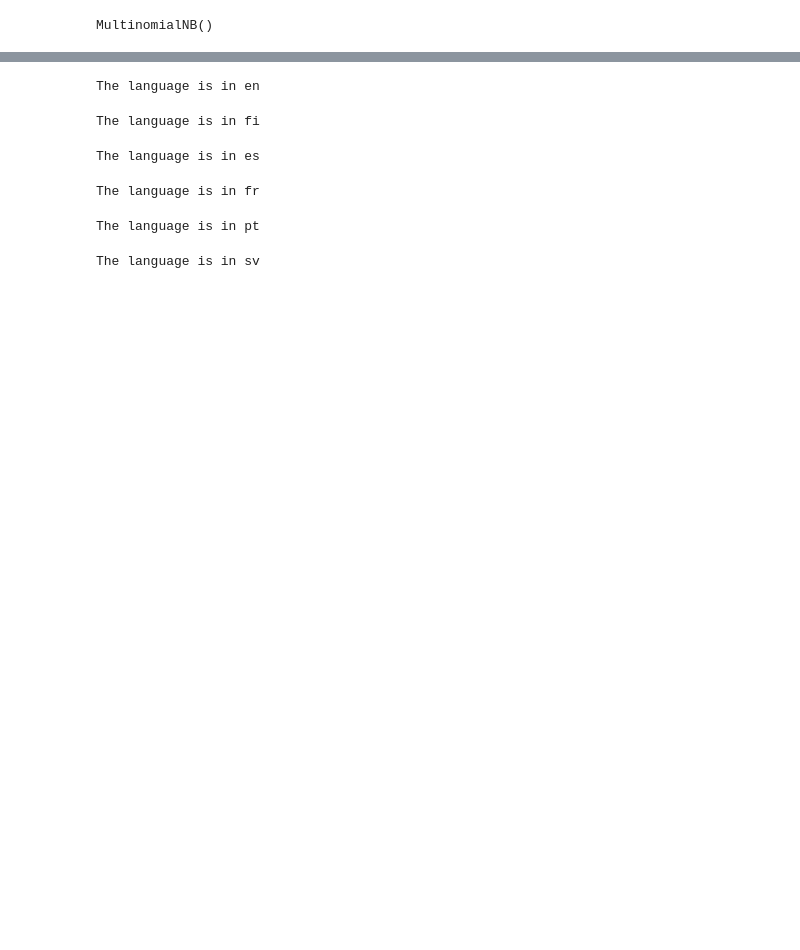
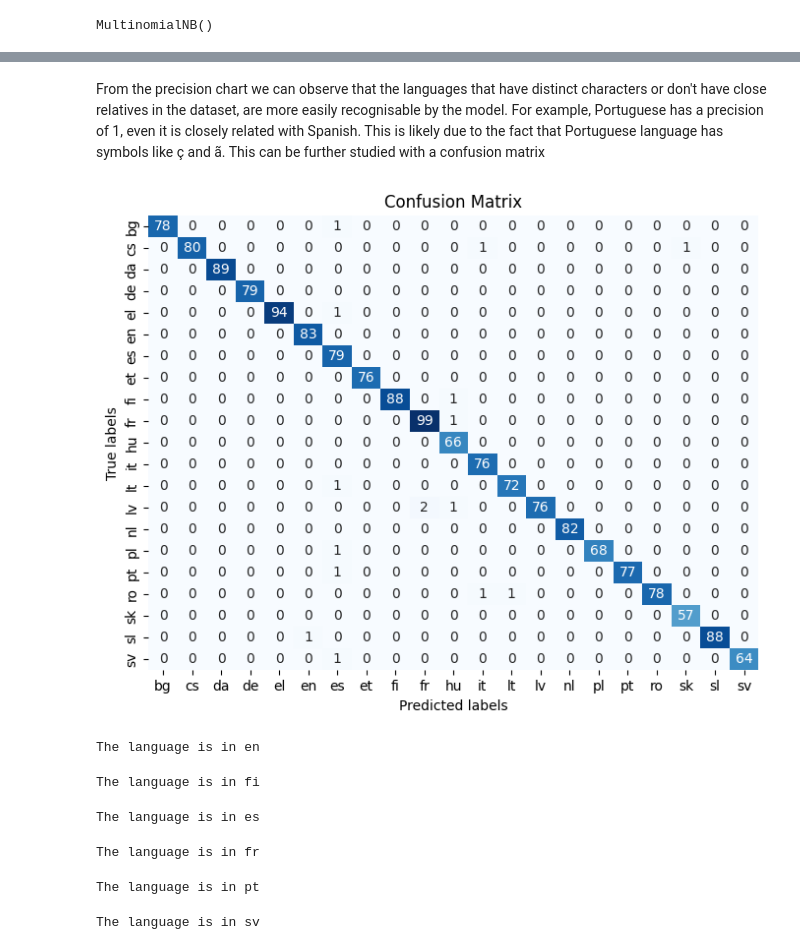
Before and after one commit to ahtiho/Language-identification, a Jupyter notebook: Language identification.ipynb, the cells around one changed output, grey strips where cells are left out. Drawn from its saved outputs; the diff is of its cells as text; code cells hidden in the pictures; blank space fills up the shorter version.

```diff
--- a/Language identification.ipynb
+++ b/Language identification.ipynb
@@ -31,11 +41,11 @@ dtype: int64
 # %%
 #Separating the variables and then converting the categorial language value into a numerical value
 
-reindexed_df = df.sample(frac=0.01, random_state=49)
-reindexed_df.count()
-y = reindexed_df['Language']
+reindexed_df = df.sample(frac=0.01, random_state=100) .reset_index(drop=True)
+print(reindexed_df.head())
+
+y_lang = reindexed_df['Language']
 X = reindexed_df['Text']
-
-from sklearn.preprocessing import LabelEncoder
+y_uniq = np.unique(y_lang) # 20 distinct languages
 le = LabelEncoder()
-y = le.fit_transform(y)
+y = le.fit_transform(y_lang)
@@ -42,15 +59,13 @@ y = le.fit_transform(y)
 # %%
-#Now we'll preprocess the text and remove any symbols or numbers and also transform the text into lower case
-import re
+#Now we'll preprocess the text and remove any symbols and numbers, also transform the text into lower case
 list_of_sentences = []
 
 for sentence in X:
 
-    try:
-        sentence = re.sub(r'[!@#$(),"%^*?:.;~`0-9]', '', sentence)
-        sentence = re.sub(r'[[]]', '', sentence)
-        sentence = sentence.lower()
-        list_of_sentences.append(sentence)
+    sentence = re.sub(r'[!@#$(),"%^*?:.;~`0-9]', '', sentence)
+    sentence = re.sub(r'[[]]', '', sentence)
+    sentence = sentence.lower()
+    list_of_sentences.append(sentence)
 
-    except TypeError:
-        continue
+
+list_of_sentences[:5]
@@ -105,3 +146,17 @@ Accuracy is : 0.9843843843843844
+# %% [markdown]
+From the precision chart we can observe that the languages that have distinct characters or don't have close relatives in the dataset, are more easily recognisable by the model. For example, Portuguese has a precision of 1, even it is closely related with Spanish. This is likely due to the fact that Portuguese language has symbols like ç and ã. This can be further studied with a confusion matrix
+# %%
+#Lets see the confusion matrix
+
+cm = confusion_matrix(Y_test, y_pred)
+plt.figure(figsize=(8, 6))
+sns.heatmap(cm, annot=True, fmt='d', cmap='Blues', cbar=False, xticklabels= y_uniq, yticklabels=y_uniq)
+plt.xlabel('Predicted labels')
+plt.ylabel('True labels')
+plt.title('Confusion Matrix')
+plt.show()
+# %% [output]
+[figure, added]
 # %%
 # Let's create a function to test the model
 def predict(text):
```
Also changed, not shown: parts of 10 cells of this notebook.
